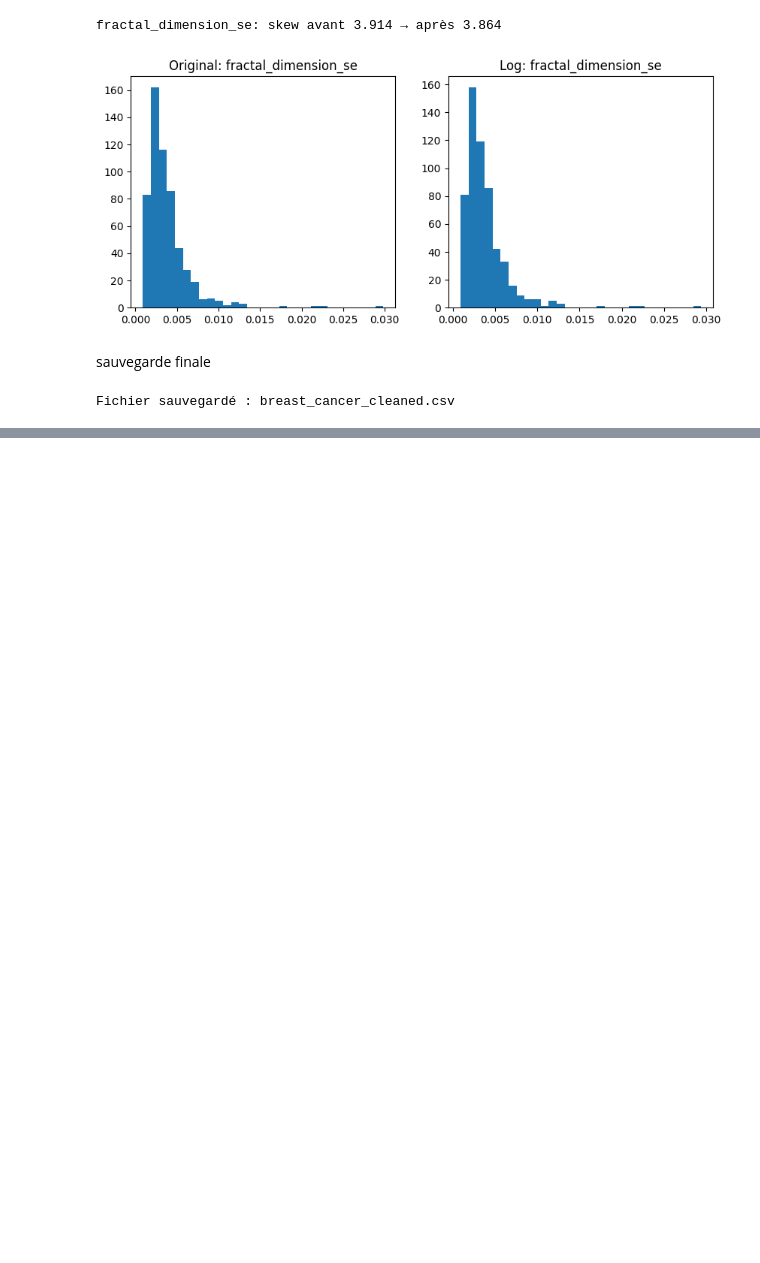
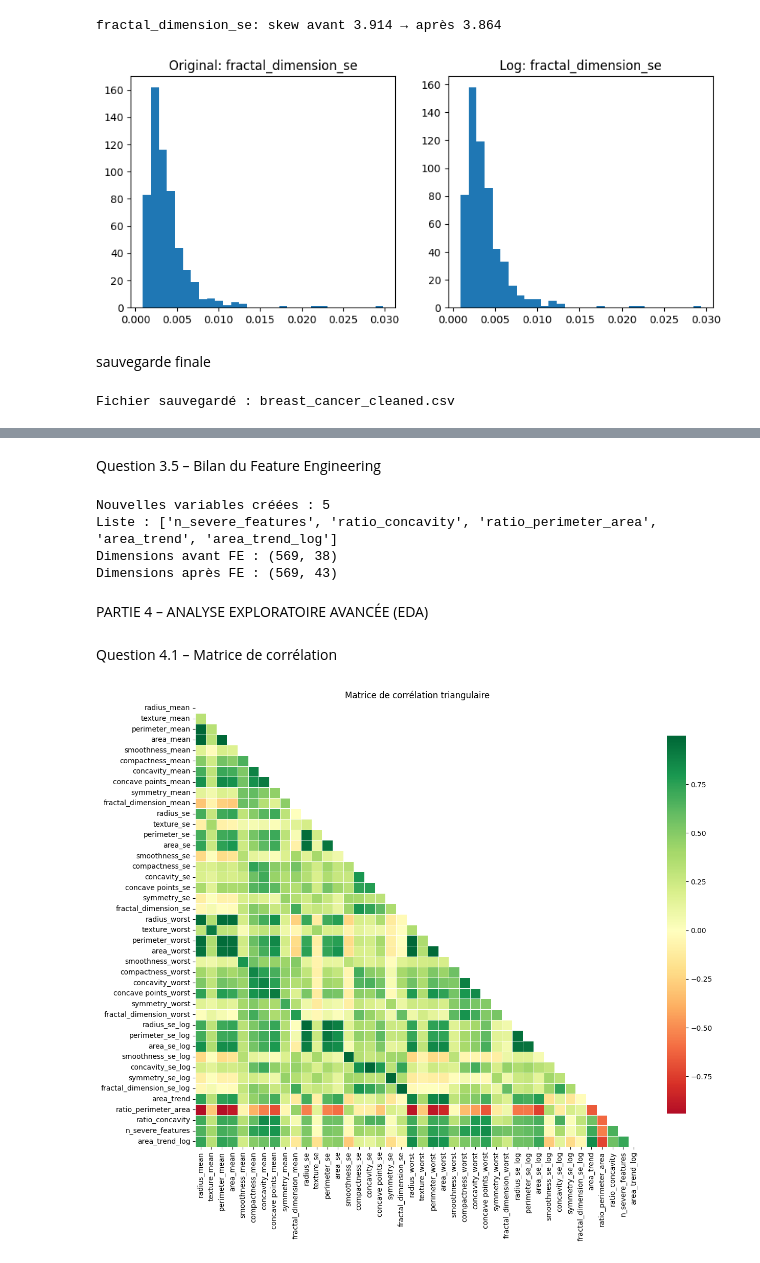
Before and after one commit to Melyna16/Projet-Data-Mining-Breast-Cancer, a Jupyter notebook: breast_cancer_analysis.ipynb, the cells around one changed output, grey strips where cells are left out. Cells and saved outputs as stored; diff of their text form; code cells hidden in the pictures; blank space fills up the shorter version.

```diff
--- a/breast_cancer_analysis.ipynb
+++ b/breast_cancer_analysis.ipynb
@@ -171,0 +325,39 @@ Fichier sauvegardé : breast_cancer_cleaned.csv
+# %% [markdown]
+Question 3.5 – Bilan du Feature Engineering
+# %%
+# Cellule 3.5.1 : Compter les nouvelles variables créées
+original_features = set(pd.read_csv('breast_cancer_cleaned.csv').columns)  # avant FE
+current_features = set(df.columns)
+new_features = current_features - original_features
+print(f"Nouvelles variables créées : {len(new_features)}")
+print("Liste :", list(new_features))
+
+# Dimensions avant / après
+print(f"Dimensions avant FE : {pd.read_csv('breast_cancer_cleaned.csv').shape}")
+print(f"Dimensions après FE : {df.shape}")
+# %% [output]
+Nouvelles variables créées : 5
+Liste : ['n_severe_features', 'ratio_concavity', 'ratio_perimeter_area', 'area_trend', 'area_trend_log']
+Dimensions avant FE : (569, 38)
+Dimensions après FE : (569, 43)
+# %% [markdown]
+PARTIE 4 – ANALYSE EXPLORATOIRE AVANCÉE (EDA)
+# %% [markdown]
+Question 4.1 – Matrice de corrélation
+# %%
+# Cellule 4.1.1 : Matrice de corrélation complète (uniquement numériques)
+num_cols = df.select_dtypes(include=[np.number]).columns
+corr_matrix = df[num_cols].corr()
+
+# Masque triangulaire supérieur
+mask = np.triu(np.ones_like(corr_matrix, dtype=bool))
+
+# Heatmap triangulaire
+plt.figure(figsize=(14,12))
+sns.heatmap(corr_matrix, mask=mask, annot=False, cmap='RdYlGn', center=0,
+            square=True, linewidths=0.5, cbar_kws={"shrink":0.8})
+plt.title('Matrice de corrélation triangulaire')
+plt.savefig('graphs/corr_matrix_triangular.png', dpi=300, bbox_inches='tight')
+plt.show()
+# %% [output]
+[figure, added]
```
Also changed, not shown: parts of 23 cells of this notebook.
